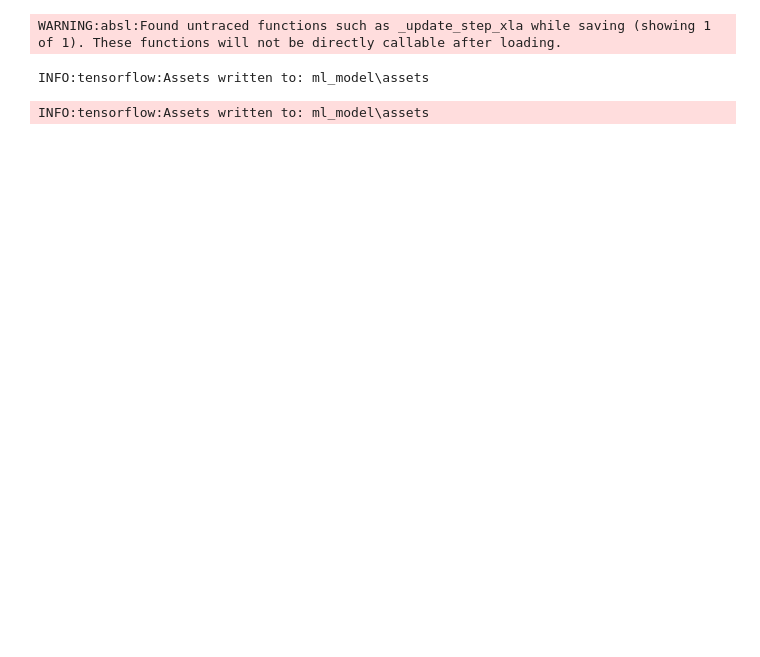
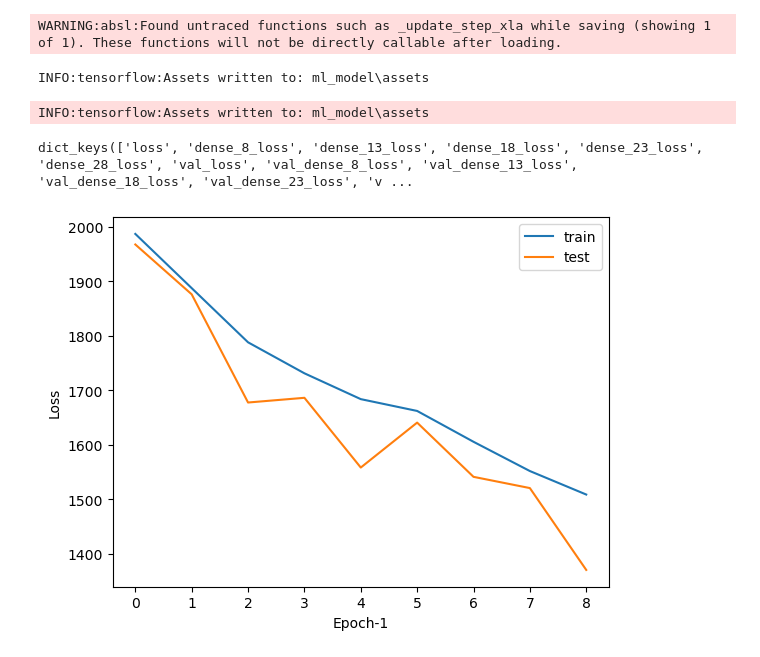
Before and after one commit to criosx/molgroups, a Jupyter notebook: examples/ml/EllipsoidProtein_SingleDataset/ml_playground_full_model.ipynb, the cells around one changed output. Cells and saved outputs as stored; diff of their text form; code cells hidden in the pictures; blank space fills up the shorter version.

Commit message:
First run multi-model ML

```diff
--- a/examples/ml/EllipsoidProtein_SingleDataset/ml_playground_full_model.ipynb
+++ b/examples/ml/EllipsoidProtein_SingleDataset/ml_playground_full_model.ipynb
@@ -210,20 +210,21 @@ tf.keras.utils.plot_model(model)
 # %% [output]
 You must install pydot (`pip install pydot`) and install graphviz (see instructions at https://graphviz.gitlab.io/download/) for plot_model to work.
 # %%
-epochs_n = 500
+epochs_n = 1000
 batch_size = 16
 
 save_period = 20  # after how many epochs the model should be saved?
-chkpnt_saver = keras.callbacks.ModelCheckpoint("weights-{epoch:02d}.hdf5", save_weights_only=True, save_freq=save_period)
+chkpnt_saver = keras.callbacks.ModelCheckpoint("weights-{epoch:02d}.hdf5",
+                                               save_weights_only=False,
+                                               save_freq='epoch')
 
 
 history = model.fit(data_x, data_y,
                     epochs=epochs_n,
                     batch_size=batch_size,
                     verbose=1,
-                    validation_split = 0.2,
-                    shuffle=True
+                    validation_split = 0.3,
+                    shuffle=True,
+                    callbacks=[chkpnt_saver]
                     )
-
-# callbacks=[chkpnt_saver])
 # %% [output]
@@ -250,3 +254,25 @@ model.save('ml_model')
 WARNING:absl:Found untraced functions such as _update_step_xla while saving (showing 1 of 1). These functions will not be directly callable after loading.
 INFO:tensorflow:Assets written to: ml_model\assets
 INFO:tensorflow:Assets written to: ml_model\assets
+# %%
+# The history object returned by the model training above
+# contains the values of the loss function (the mean-squared-error)
+# at different epochs
+# We discard the first epoch as the loss value is very high,
+# obscuring the rest of the distribution
+train_loss = history.history["loss"][1:]
+test_loss = history.history["val_loss"][1:]
+# %%
+print(history.history.keys())
+# %% [output]
+dict_keys(['loss', 'dense_8_loss', 'dense_13_loss', 'dense_18_loss', 'dense_23_loss', 'dense_28_loss', 'val_loss', 'val_dense_8_loss', 'val_dense_13_loss', 'val_dense_18_loss', 'val_dense_23_loss', 'v ...
+# %%
+# Prepare and plot loss over time
+plt.plot(train_loss,label="train")
+plt.plot(test_loss,label="test")
+plt.legend()
+plt.xlabel("Epoch-1")
+plt.ylabel("Loss")
+plt.show()
+# %% [output]
+[figure, added]
```
Also changed, not shown: parts of 1 cell of this notebook.
